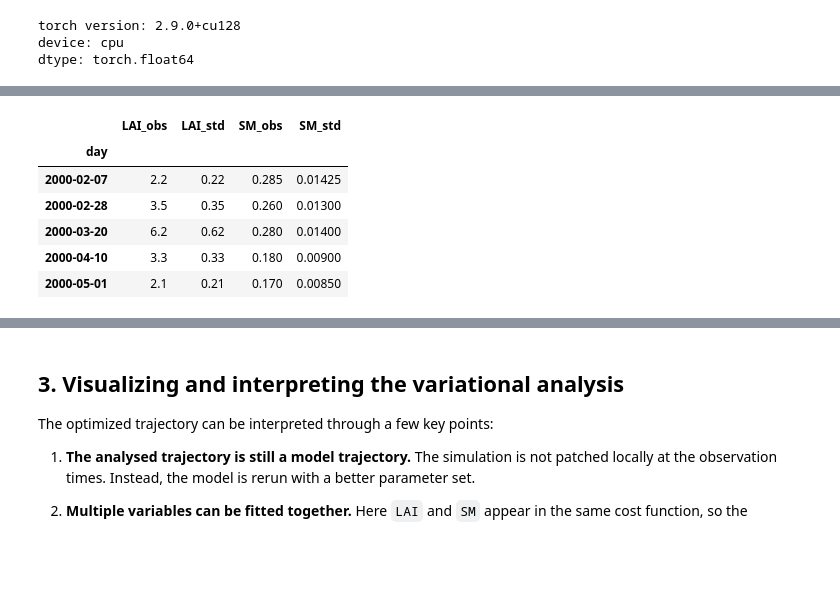
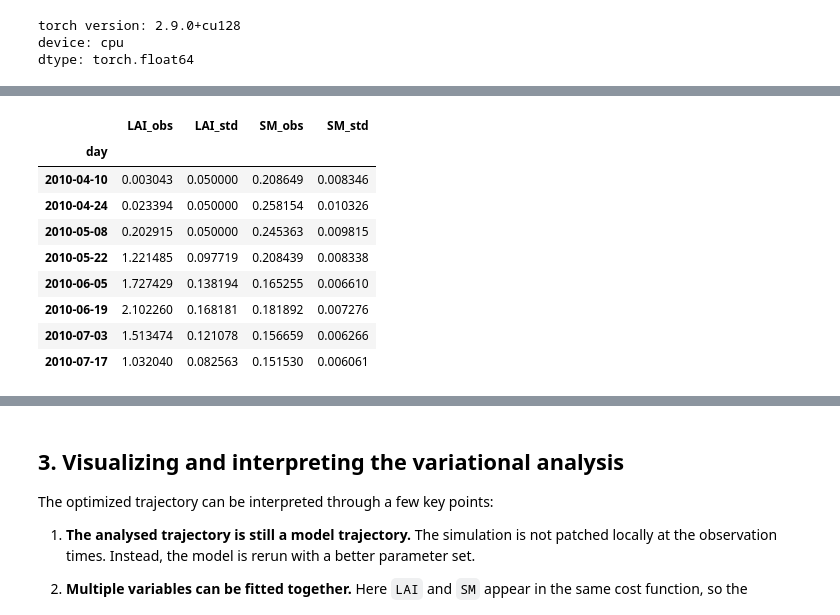
Before and after one commit to WUR-AI/diffWOFOST, a Jupyter notebook: docs/notebooks/variational_data_assimilation.ipynb, the cells around one changed output, grey strips where cells are left out. Drawn from its saved outputs; the diff is of its cells as text; code cells hidden in the pictures; blank space fills up the shorter version.

```diff
--- a/docs/notebooks/variational_data_assimilation.ipynb
+++ b/docs/notebooks/variational_data_assimilation.ipynb
@@ -132,5 +125,8 @@ As in the EnKF examples, we prescribe five observation dates for leaf area index
 # %%
-test_data_path = Path("../tests/physical_models/test_data/test_waterlimitedproduction_wofost72_03.yaml")
+import diffwofost
+
+project_root = Path(diffwofost.__file__).resolve().parents[2]
+test_data_path = project_root / "tests/physical_models/test_data/test_waterlimitedproduction_wofost72_03.yaml"
 test_data = get_test_data(test_data_path)
 
 crop_model_params = [
@@ -183,48 +179,94 @@ crop_model_params = [
     # Stem dynamics
     "RDRSTB",
     "SSATB",
     # Storage organs
     "SPA",
     # Partitioning
     "FRTB",
     "FLTB",
     "FSTB",
     "FOTB",
     # Conversion factors
     "CVL",
     "CVO",
     "CVR",
     "CVS",
 ]
 
+crop_calendar = next(iter(test_data["AgroManagement"][0].values()))["CropCalendar"]
+crop_start_date = crop_calendar["crop_start_date"]
+observation_offsets_days = [14, 28, 42, 56, 70, 84, 98, 112]
 dates_of_observation = [
-    dt.date(2000, 2, 7),
-    dt.date(2000, 2, 28),
-    dt.date(2000, 3, 20),
-    dt.date(2000, 4, 10),
-    dt.date(2000, 5, 1),
+    crop_start_date + dt.timedelta(days=offset)
+    for offset in observation_offsets_days
 ]
-observed_lai = np.array([2.2, 3.5, 6.2, 3.3, 2.1], dtype=float)
-std_lai = observed_lai * 0.10
-observed_sm = np.array([0.285, 0.26, 0.28, 0.18, 0.17], dtype=float)
-std_sm = observed_sm * 0.05
+observation_index = pd.to_datetime(dates_of_observation)
+
+synthetic_truth_params = {
+    "TDWI": 1.55,
+    "RGRLAI": 0.028,
+    "SPAN": 62.0,
+    "DVSI": 0.18,
+    "SMFCF": 0.26,
+}
+
+truth_provider, truth_weather, truth_agromanagement, truth_external_states = prepare_engine_input(
+    test_data, crop_model_params
+)
+for name, value in synthetic_truth_params.items():
+    truth_provider.set_override(name, value, check=False)
+
+truth_config = Configuration(
+    CROP=Wofost72,
+    SOIL=WaterbalanceFD,
+    OUTPUT_VARS=["LAI", "SM"],
+)
+truth_engine = Engine(config=truth_config)
+truth_engine.setup(
+    truth_provider,
+    truth_weather,
+    truth_agromanagement,
+    truth_external_states,
+ )
+truth_engine.run_till_terminate()
+
+truth_rows = []
+for row in truth_engine.get_output():
+    truth_rows.append({
+        key: (float(value.detach().cpu()) if isinstance(value, torch.Tensor) else value)
+        for key, value in row.items()
+    })
+truth_df = pd.DataFrame(truth_rows)
+truth_df["day"] = pd.to_datetime(truth_df["day"])
+truth_df = truth_df.set_index("day")
+
+phase = np.linspace(0.0, 2.0 * np.pi, len(observation_index), endpoint=False)
+lai_noise = 0.05 * np.sin(phase) + 0.02 * np.cos(2.0 * phase)
+sm_noise = 0.003 * np.cos(phase) - 0.0015 * np.sin(2.0 * phase)
+observed_lai = truth_df.loc[observation_index, "LAI"].to_numpy() * (1.0 + lai_noise)
+std_lai = np.maximum(observed_lai * 0.08, 0.05)
+observed_sm = truth_df.loc[observation_index, "SM"].to_numpy() + sm_noise
+std_sm = np.maximum(observed_sm * 0.04, 0.005)
 
 observation_df = pd.DataFrame({
-    "day": dates_of_observation,
+    "day": observation_index,
     "LAI_obs": observed_lai,
     "LAI_std": std_lai,
     "SM_obs": observed_sm,
     "SM_std": std_sm,
 }).set_index("day")
 observation_df
 # %% [output]
 |  | LAI_obs | LAI_std | SM_obs | SM_std |
 | day |  |  |  |  |
-| 2000-02-07 | 2.2 | 0.22 | 0.285 | 0.01425 |
-| 2000-02-28 | 3.5 | 0.35 | 0.260 | 0.01300 |
-| 2000-03-20 | 6.2 | 0.62 | 0.280 | 0.01400 |
-| 2000-04-10 | 3.3 | 0.33 | 0.180 | 0.00900 |
-| 2000-05-01 | 2.1 | 0.21 | 0.170 | 0.00850 |
+| 2010-04-10 | 0.003043 | 0.050000 | 0.208649 | 0.008346 |
+| 2010-04-24 | 0.023394 | 0.050000 | 0.258154 | 0.010326 |
+| 2010-05-08 | 0.202915 | 0.050000 | 0.245363 | 0.009815 |
+| 2010-05-22 | 1.221485 | 0.097719 | 0.208439 | 0.008338 |
+| 2010-06-05 | 1.727429 | 0.138194 | 0.165255 | 0.006610 |
+| 2010-06-19 | 2.102260 | 0.168181 | 0.181892 | 0.007276 |
+| 2010-07-03 | 1.513474 | 0.121078 | 0.156659 | 0.006266 |
+| 2010-07-17 | 1.032040 | 0.082563 | 0.151530 | 0.006061 |
 # %% [markdown]
 #### 2.2.2 A standard diffWOFOST run
 
```
Also changed, not shown: parts of 17 cells of this notebook.
